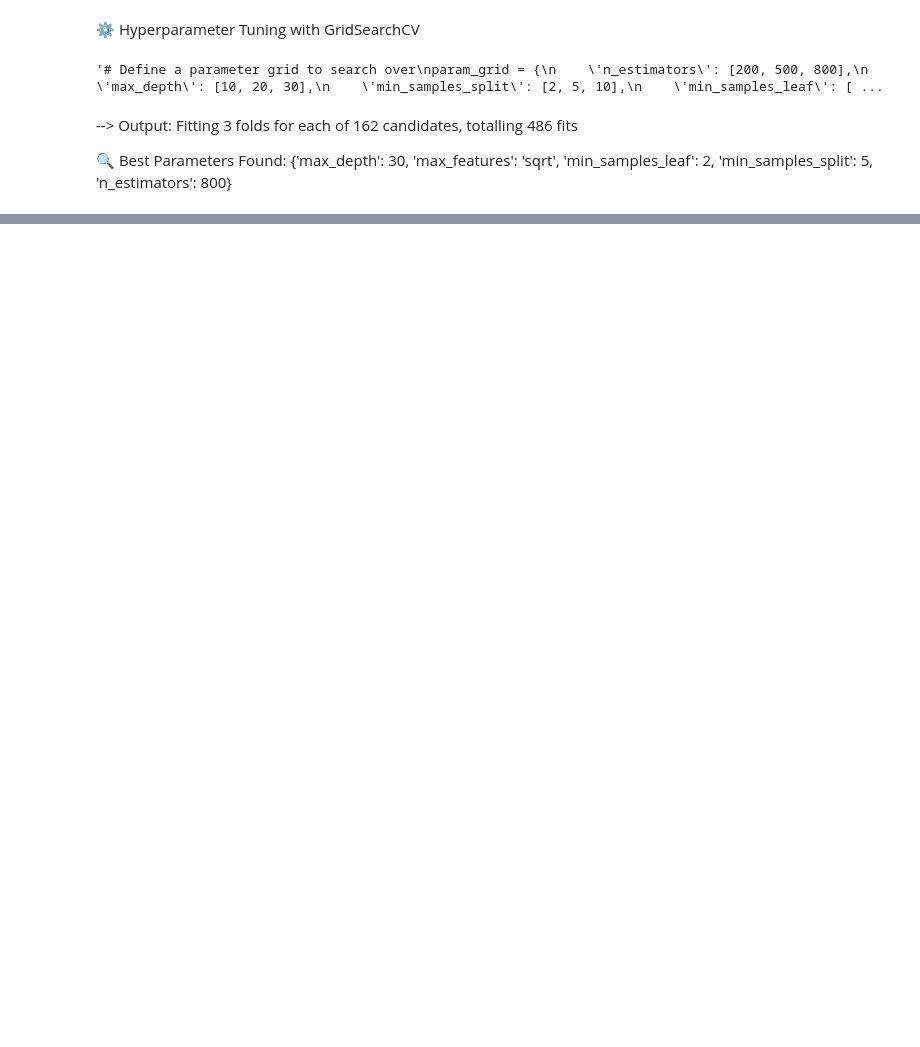
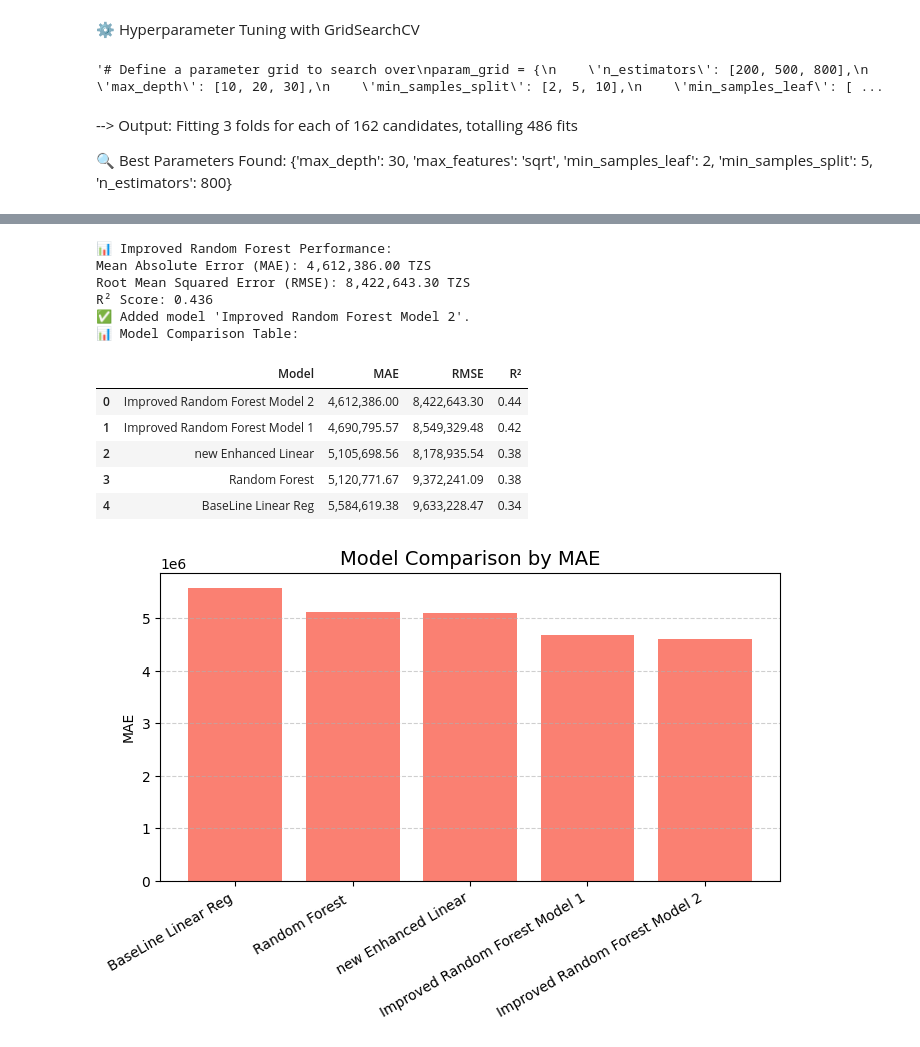
Before and after one commit to Karl-Johann-Jaekel/Machine-Learning-Project-Tourism, a Jupyter notebook: ML-Project.ipynb, the cells around one changed output, grey strips where cells are left out. Saved outputs shown, nothing was run; the diff lists cells and outputs as text; code cells hidden in the pictures; blank space fills up the shorter version.

```diff
--- a/ML-Project.ipynb
+++ b/ML-Project.ipynb
@@ -1628,0 +1704,64 @@ R² Score: 0.419
+# %%
+# 🌳 IMPROVED RANDOM FOREST MODEL
+# Goal: Reduce MAE & RMSE, Increase R²
+
+#  Import necessary libraries
+import pandas as pd
+import numpy as np
+from sklearn.model_selection import train_test_split, GridSearchCV
+from sklearn.ensemble import RandomForestRegressor
+from sklearn.metrics import mean_absolute_error, mean_squared_error, r2_score
+
+#  Define features (X) and target (y)
+
+X = train.drop(columns=['total_cost', 'id'])
+y = train['total_cost']
+
+# Split data into training (85%) and validation (15%)
+X_train, X_val, y_train, y_val = train_test_split(
+    X, y, test_size=0.15, random_state=42) # --> expanded the training size for better performance
+
+# 3 Start with a slightly tuned Random Forest
+rf_model = RandomForestRegressor(
+    n_estimators=800,        # more trees → better averaging
+    max_depth=30,            # limit depth to avoid overfitting
+    min_samples_split=5,     # require at least 5 samples to split a node
+    min_samples_leaf=2,      # each leaf must have at least 2 samples
+    max_features='sqrt',     # random subset of features per tree → better generalization
+    random_state=42,
+    n_jobs=-1)
+
+# Train the model
+rf_model.fit(X_train, y_train)
+
+#  Make predictions
+y_pred = rf_model.predict(X_val)
+
+# Evaluate performance
+mae_imp2_rf = mean_absolute_error(y_val, y_pred)
+rmse_imp2_rf = np.sqrt(mean_squared_error(y_val, y_pred))
+r2_imp2_rf= r2_score(y_val, y_pred)
+
+print("📊 Improved Random Forest Performance:")
+print(f"Mean Absolute Error (MAE): {mae_imp2_rf:,.2f} TZS")
+print(f"Root Mean Squared Error (RMSE): {rmse_imp2_rf:,.2f} TZS")
+print(f"R² Score: {r2_imp2_rf:.3f}")
+
+
+metrics.add("Improved Random Forest Model 2",mae_imp2_rf,rmse_imp2_rf,r2_imp2_rf)
+metrics.show()
+metrics.plot_mae()
+# %% [output]
+📊 Improved Random Forest Performance:
+Mean Absolute Error (MAE): 4,612,386.00 TZS
+Root Mean Squared Error (RMSE): 8,422,643.30 TZS
+R² Score: 0.436
+✅ Added model 'Improved Random Forest Model 2'.
+📊 Model Comparison Table:
+|  | Model | MAE | RMSE | R² |
+| 0 | Improved Random Forest Model 2 | 4,612,386.00 | 8,422,643.30 | 0.44 |
+| 1 | Improved Random Forest Model 1 | 4,690,795.57 | 8,549,329.48 | 0.42 |
+| 2 | new Enhanced Linear | 5,105,698.56 | 8,178,935.54 | 0.38 |
+| 3 | Random Forest | 5,120,771.67 | 9,372,241.09 | 0.38 |
+| 4 | BaseLine Linear Reg | 5,584,619.38 | 9,633,228.47 | 0.34 |
+[figure, added]
```
Also changed, not shown: parts of 10 cells of this notebook, 1 other file.
